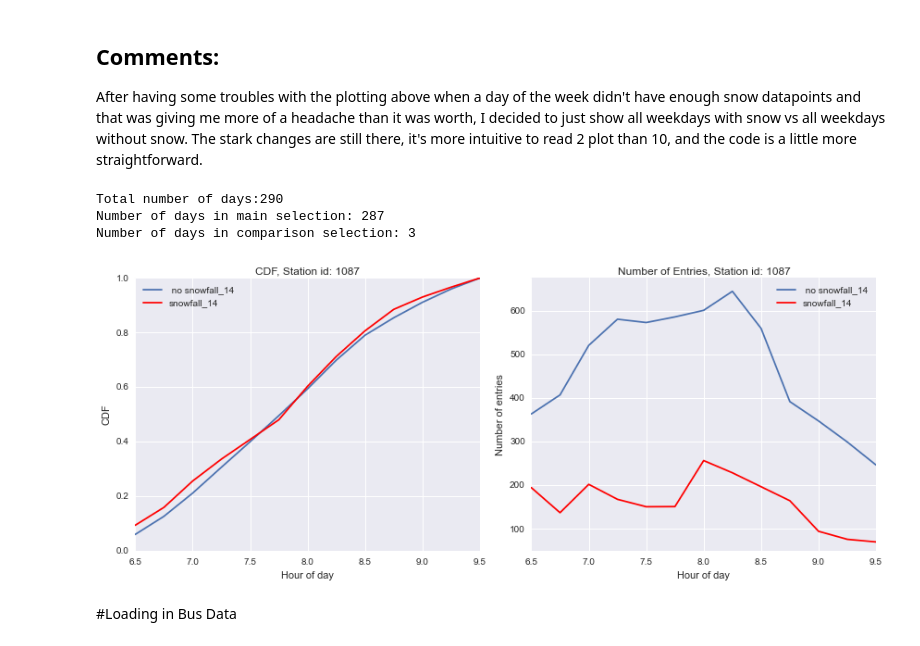
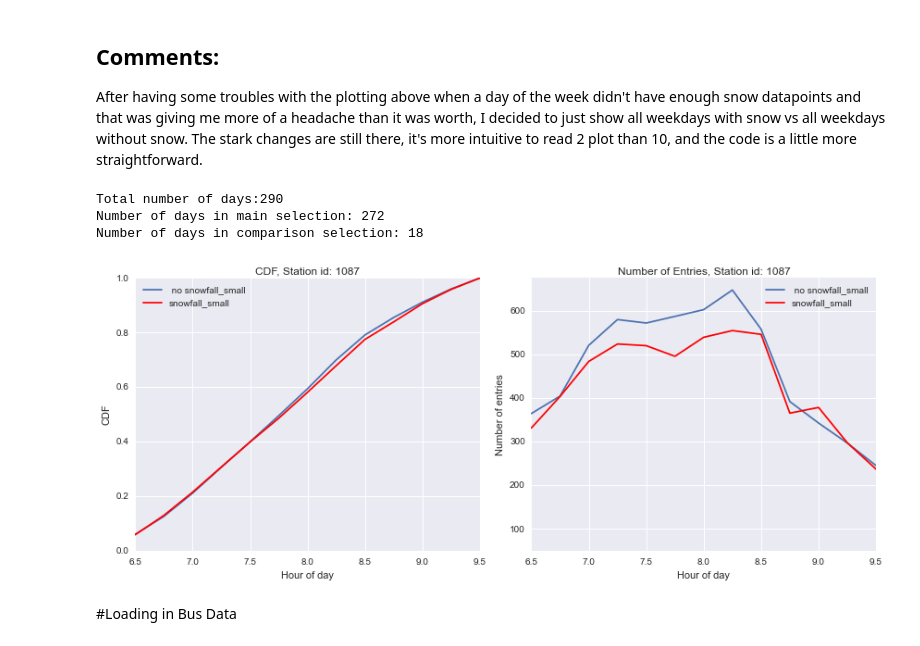
Before and after one commit to azampagl/harvard-capstone, a Jupyter notebook: src/exploration/GateCount_exploratory_fil.ipynb, the cells around one changed output. Drawn from its saved outputs; the diff is of its cells as text; code cells hidden in the pictures.

```diff
--- a/src/exploration/GateCount_exploratory_fil.ipynb
+++ b/src/exploration/GateCount_exploratory_fil.ipynb
@@ -835,37 +835,37 @@ def fil_try(stat_id,display_stat='CDF', comparison_col=False):
         title=""
     else:
         title=" no "+comparison_col
 
     # Always going to plot current, need to check whether to plot a comparison
     # Stat to-be-displayed is CDF by default
     ax[0].plot( current.index, current[display_stat],label=title)
     if((comparison_col!=False)):
         ax[0].plot( current_comp.index, current_comp[display_stat],color='r',label=comparison_col)
 
     ax[0].set_ylabel(display_stat)
     ax[0].set_xlabel('Hour of day')
     ax[0].set_title(display_stat+", Station id: "+str(stat_id))
     ax[0].legend(loc="upper left")
 
     ax[1].plot( agg_mean.index, agg_mean['entries'],label=title)
     if((comparison_col!=False)):
         ax[1].plot(agg_mean_comp.index, agg_mean_comp['entries'],color='r',label=comparison_col)
 
     ax[1].set_ylabel("Number of entries")
     ax[1].set_ylim([50,675])
     ax[1].set_xlabel('Hour of day')
     ax[1].set_title("Number of Entries, Station id: "+str(stat_id))
     ax[1].legend(loc="upper right")
 
     return current
 
 # Kenmore ID: 1009
-c=fil_try(1087,'CDF','snowfall_14')
+c=fil_try(1087,'CDF','snowfall_small')
 # %% [output]
 Total number of days:290
-Number of days in main selection: 287
-Number of days in comparison selection: 3
+Number of days in main selection: 272
+Number of days in comparison selection: 18
-[figure, old version]
+[figure, new version]
 # %% [markdown]
 #Loading in Bus Data
 # %%
```
Also changed, not shown: 1 other file.
